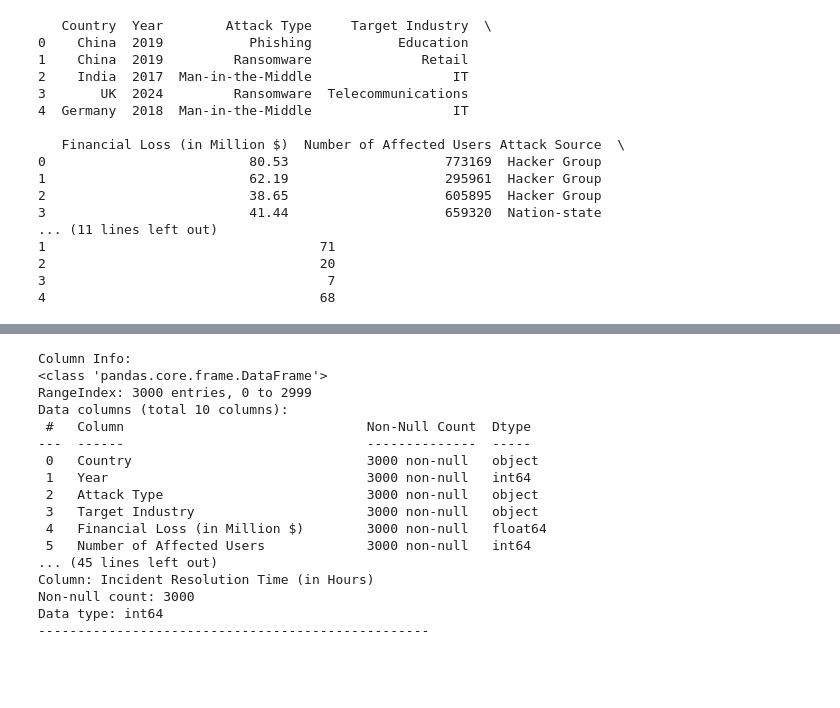
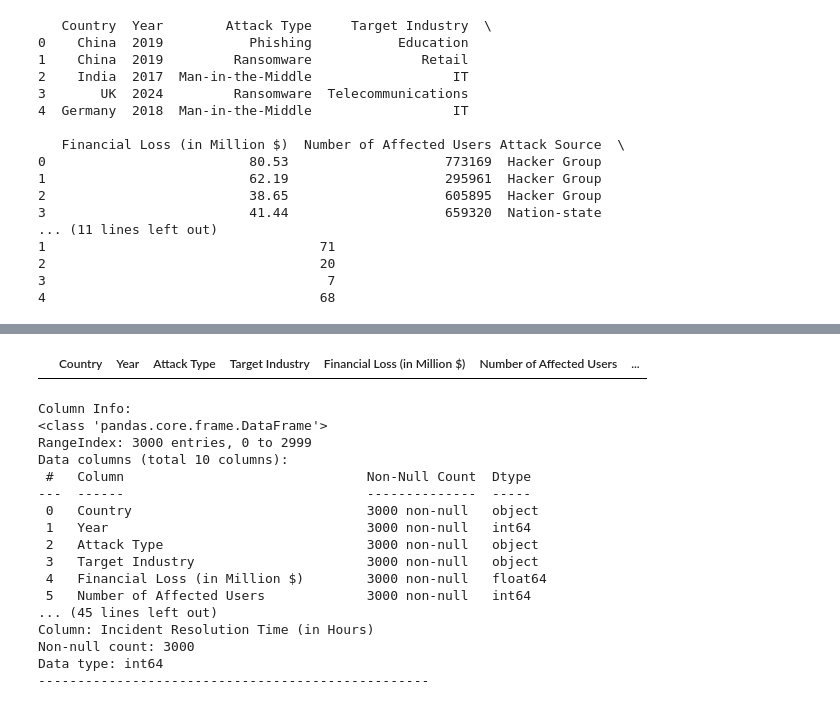
Before and after one commit to soObeibei/CPME255-CyberSecurity, a Jupyter notebook: project.ipynb, the cells around one changed output, grey strips where cells are left out. Drawn from its saved outputs; the diff is of its cells as text; code cells hidden in the pictures; blank space fills up the shorter version.

Commit message:
Checked for null, duplicates, and planned for pipeline

```diff
--- a/project.ipynb
+++ b/project.ipynb
@@ -90,0 +169,11 @@ print(df.head())
+# %%
+# Check for duplicated rows
+df.duplicated().sum()
+
+# Shows DataFrame of duplicates
+df[df.duplicated()]
+
+# Remove duplicates anyway?
+df = df.drop_duplicates()
+# %% [output]
+|  | Country | Year | Attack Type | Target Industry | Financial Loss (in Million $) | Number of Affected Users | ... |
```
Also changed, not shown: parts of 10 cells of this notebook.
